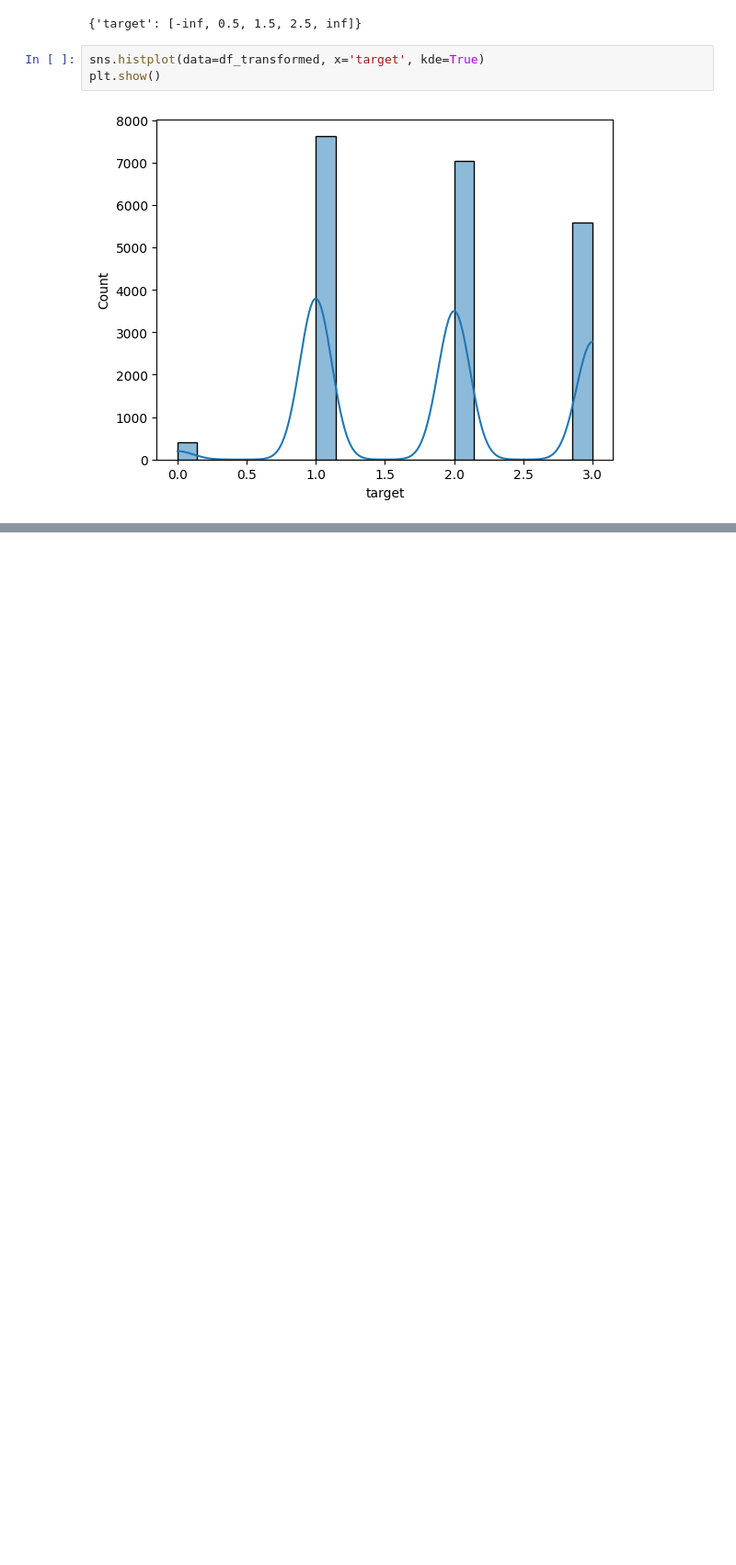
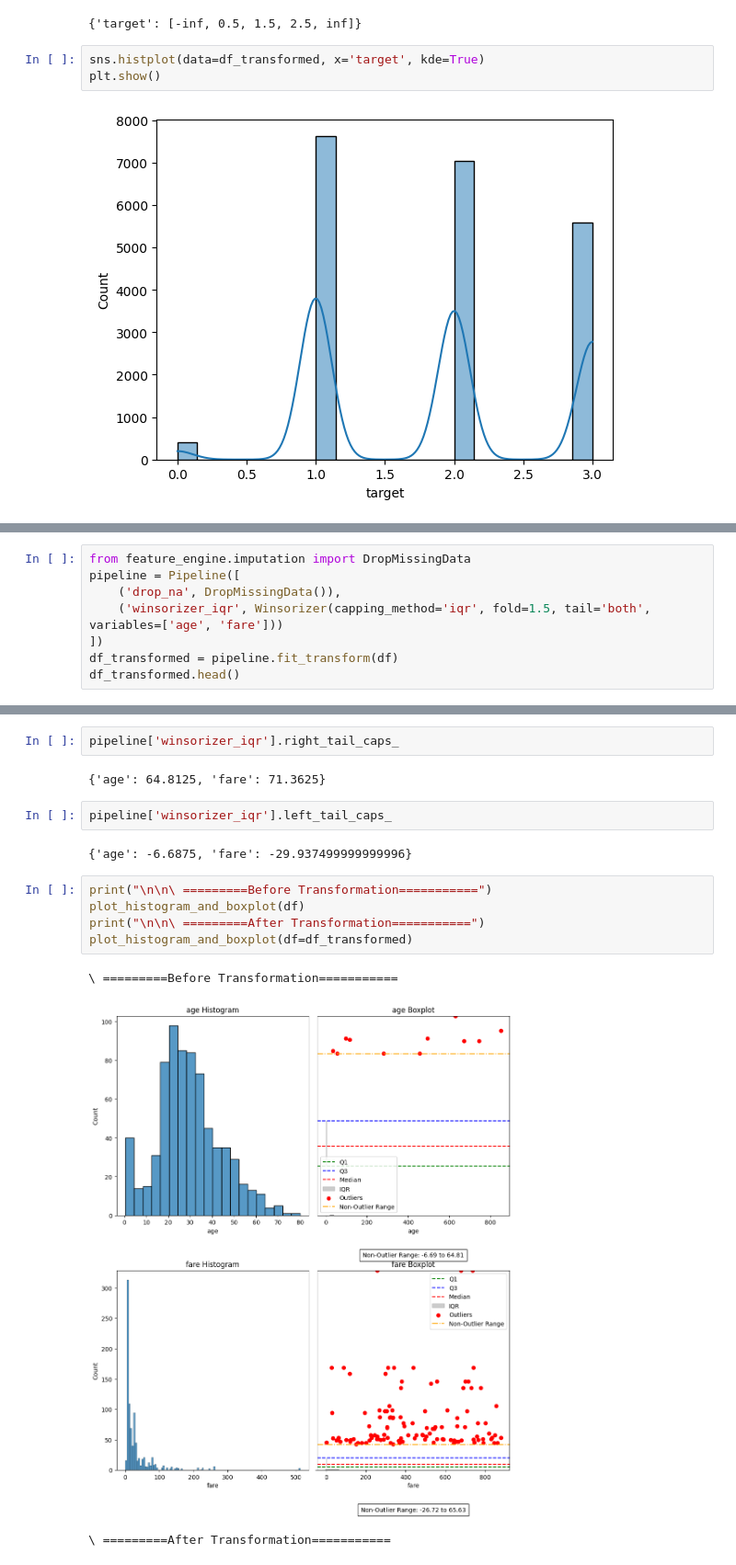
Before and after one commit to Danpr1984/Calculator-, a Jupyter notebook: feature_engine.ipynb, the cells around one changed output, grey strips where cells are left out. Shown at 92% size. Cells and saved outputs as stored; diff of their text form; blank space fills up the shorter version.

Commit message:
Handle outliers winsorizer

```diff
--- a/feature_engine.ipynb
+++ b/feature_engine.ipynb
@@ -948,0 +1026,8 @@ plt.show()
+# %%
+from feature_engine.imputation import DropMissingData
+pipeline = Pipeline([
+    ('drop_na', DropMissingData()),
+    ('winsorizer_iqr', Winsorizer(capping_method='iqr', fold=1.5, tail='both', variables=['age', 'fare']))
+])
+df_transformed = pipeline.fit_transform(df)
+df_transformed.head()
@@ -948,0 +1041,17 @@ plt.show()
+# %%
+pipeline['winsorizer_iqr'].right_tail_caps_
+# %% [output]
+{'age': 64.8125, 'fare': 71.3625}
+# %%
+pipeline['winsorizer_iqr'].left_tail_caps_
+# %% [output]
+{'age': -6.6875, 'fare': -29.937499999999996}
+# %%
+print("\n\n\ =========Before Transformation===========")
+plot_histogram_and_boxplot(df)
+print("\n\n\ =========After Transformation===========")
+plot_histogram_and_boxplot(df=df_transformed)
+# %% [output]
+\ =========Before Transformation===========
+[figure, added]
+\ =========After Transformation===========
```
Also changed, not shown: parts of 9 cells of this notebook.
